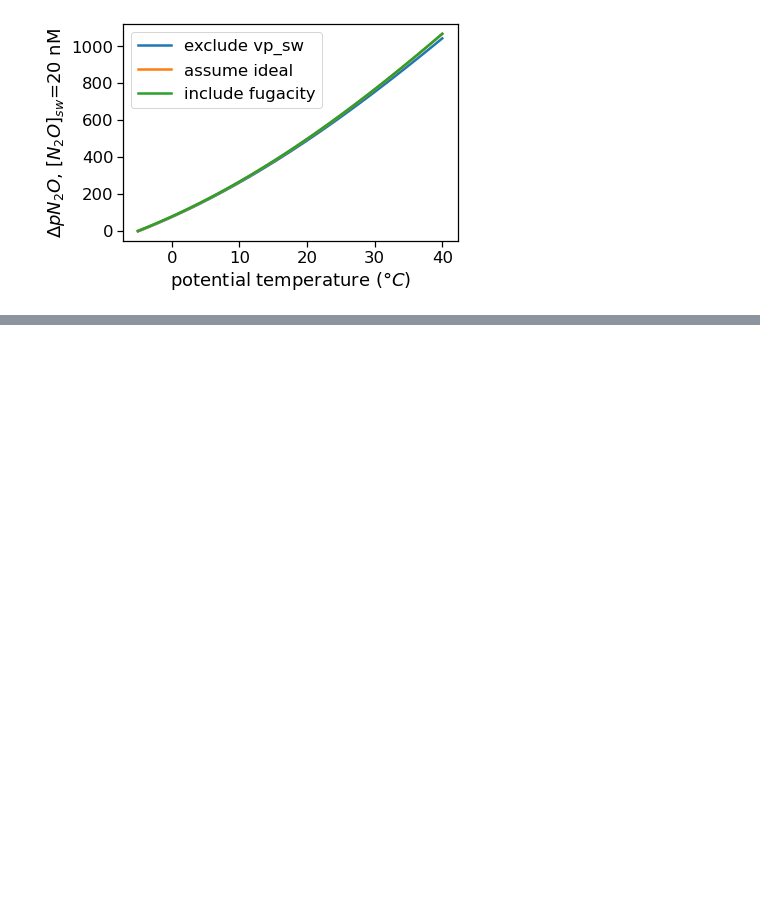
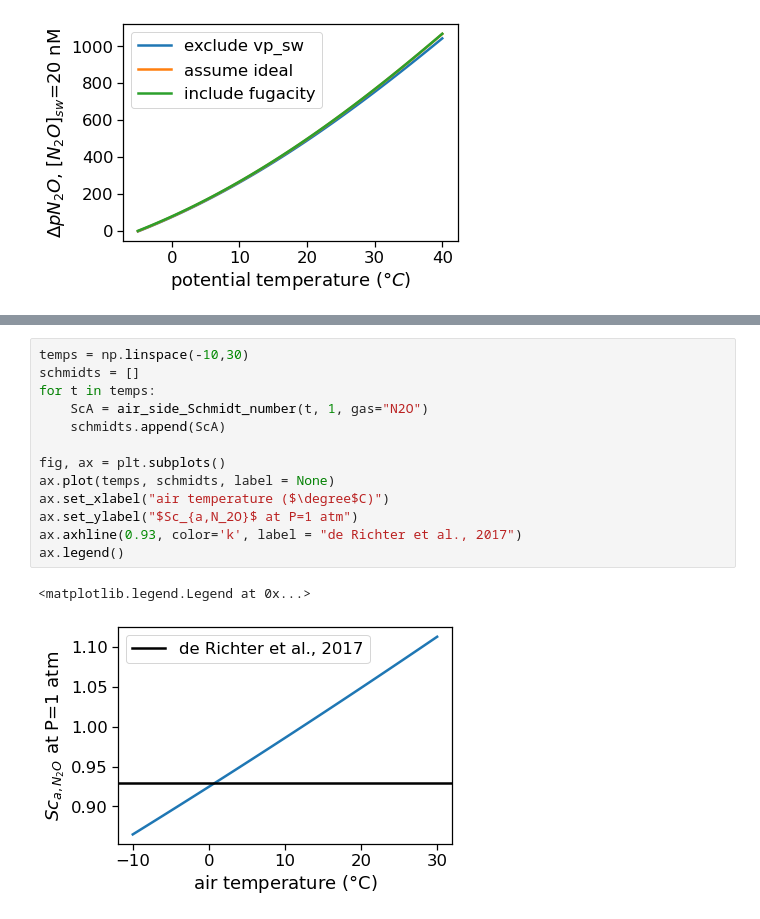
Before and after one commit to boom-lab/gasex-python, a Jupyter notebook: test functions.ipynb, the cells around one changed output, grey strips where cells are left out. Saved outputs shown, nothing was run; the diff lists cells and outputs as text; blank space fills up the shorter version.

Commit message:
calculate air-side Schmidt number, modify water-side Schmidt calculation to support N2O'

```diff
--- a/test functions.ipynb
+++ b/test functions.ipynb
@@ -596,0 +607,16 @@ Air-side Schmidt number for CO2: 1.0905165445755718 dimensionless
+# %%
+temps = np.linspace(-10,30)
+schmidts = []
+for t in temps:
+    ScA = air_side_Schmidt_number(t, 1, gas="N2O")
+    schmidts.append(ScA)
+
+fig, ax = plt.subplots()
+ax.plot(temps, schmidts, label = None)
+ax.set_xlabel("air temperature ($\degree$C)")
+ax.set_ylabel("$Sc_{a,N_2O}$ at P=1 atm")
+ax.axhline(0.93, color='k', label = "de Richter et al., 2017")
+ax.legend()
+# %% [output]
+<matplotlib.legend.Legend at 0x...>
+[figure, added]
```
Also changed, not shown: parts of 25 cells of this notebook, 3 other files.
